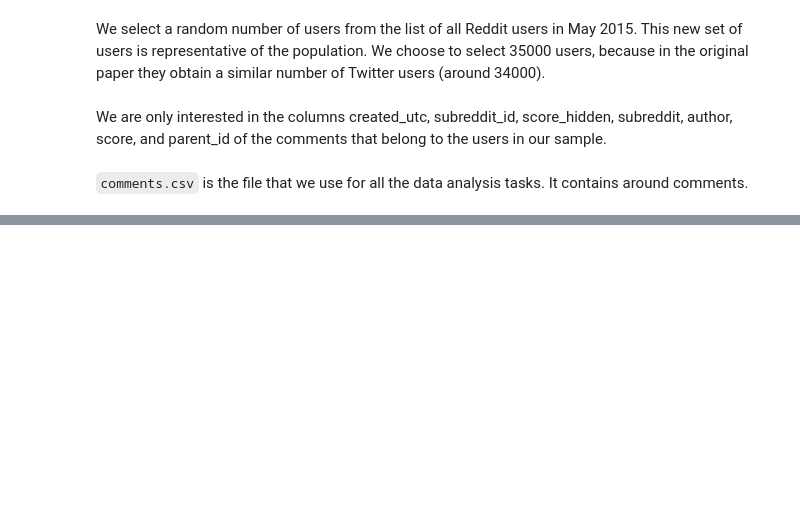
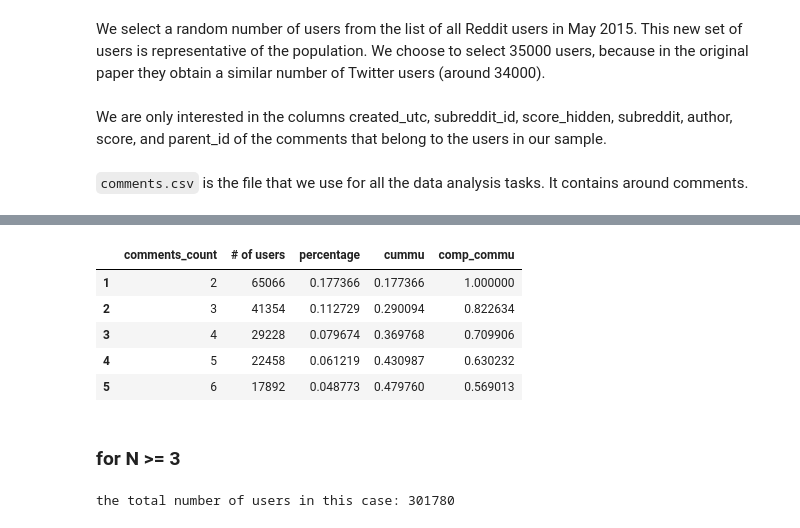
Before and after one commit to epfl-ada/ada-2020-project-milestone-p3-p3_chd, a Jupyter notebook: P4.ipynb, the cells around one changed output, grey strips where cells are left out. Saved outputs shown, nothing was run; the diff lists cells and outputs as text; code cells hidden in the pictures; blank space fills up the shorter version.

```diff
--- a/P4.ipynb
+++ b/P4.ipynb
@@ -31,0 +101,2 @@ comments = pd.read_csv("comments.csv")
+# %%
+new_df2 = new_df[['comments_count', '# of users']].loc[1:]
@@ -31,0 +108,14 @@ comments = pd.read_csv("comments.csv")
+# %%
+new_df2['percentage'] = new_df2['# of users']/s2
+new_df2['cummu'] = new_df2['percentage'].cumsum()
+new_df2['comp_commu'] = 1 - new_df2['cummu'] + new_df2['percentage']
+new_df2.head()
+# %% [output]
+|  | comments_count | # of users | percentage | cummu | comp_commu |
+| 1 | 2 | 65066 | 0.177366 | 0.177366 | 1.000000 |
+| 2 | 3 | 41354 | 0.112729 | 0.290094 | 0.822634 |
+| 3 | 4 | 29228 | 0.079674 | 0.369768 | 0.709906 |
+| 4 | 5 | 22458 | 0.061219 | 0.430987 | 0.630232 |
+| 5 | 6 | 17892 | 0.048773 | 0.479760 | 0.569013 |
+# %% [markdown]
+### for N >= 3
@@ -31,0 +124,5 @@ comments = pd.read_csv("comments.csv")
+# %%
+s3 = new_df3['# of users'].sum()
+print('the total number of users in this case: '+str(s3))
+# %% [output]
+the total number of users in this case: 301780
```
Also changed, not shown: parts of 61 cells of this notebook, 5 other files.
